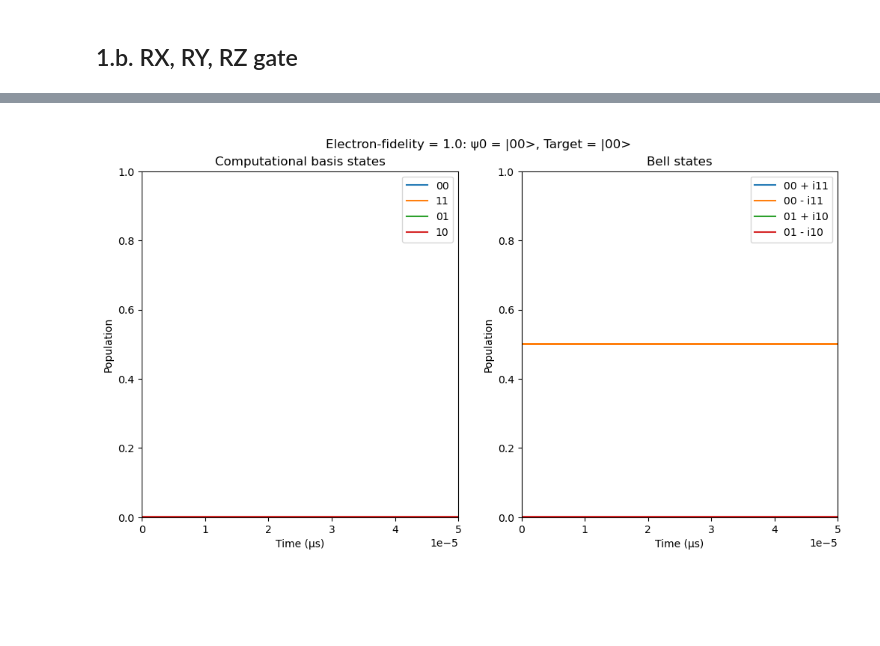
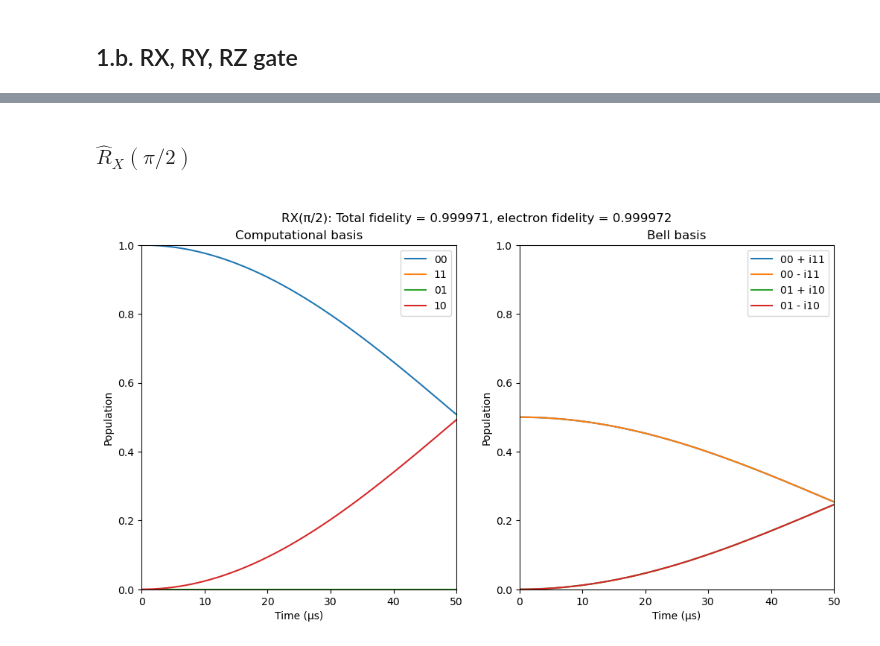
Before and after one commit to SQRLab/IonSim, a Jupyter notebook: noise_sim/noise_sim_example.ipynb, the cells around one changed output, grey strips where cells are left out. Cells and saved outputs as stored; diff of their text form; code cells hidden in the pictures; blank space fills up the shorter version.

```diff
--- a/noise_sim/noise_sim_example.ipynb
+++ b/noise_sim/noise_sim_example.ipynb
@@ -373,11 +371,25 @@ plt.close(fig)
-# %%
-tout_RZ, sol_RZ = RZ(chamber, 1, π, ket_00 ⊗ ket0_vib_mode, MS_π2_TIME);
-
-ρ_final = ptrace(dm(sol_RZ[end]), 3)
-fid = round(real(fidelity(ρ_final, dm(ket_00))), digits=4)
-fig = plot_populations_double(chamber, tout_RZ, sol_RZ)
-fig.suptitle("\nElectron-fidelity = $fid: ψ0 = |00>, Target = |00>")
-plt.display(fig)
-plt.close(fig)
-# %% [output]
-[figure, removed]
+# %% [markdown]
+### $\hat{R}_X(\pi/2)$
+# %%
+# Initial state
+ψ0 = ket_00 ⊗ ket_0_mot
+
+# Target state
+ket_el_target = (ket_00 - 1im*ket_10)/√2
+ρ_el_target = dm(ket_el_target)
+ρ_target = dm(ket_el_target ⊗ ket_0_mot)
+
+# Perform gate
+tout_RX_π2, sol_RX_π2 = RX(chamber, 1, π/2, ψ0 , MS_π2_TIME);
+
+# Evaluate performance
+ρ = dm(sol_RX_π2[end])
+ρ_el = ptrace(ρ, 3)
+fid = round(real(fidelity(ρ, ρ_target)), digits=6)
+fid_el = round(real(fidelity(ρ_el, ρ_el_target)), digits=6)
+fig = plot_populations(tout_RX_π2, sol_RX_π2)
+fig.suptitle("\nRX(π/2): Total fidelity = $fid, electron fidelity = $fid_el")
+plt.display(fig)
+plt.close(fig)
+# %% [output]
+[figure, added]
```
Also changed, not shown: parts of 14 cells of this notebook.
